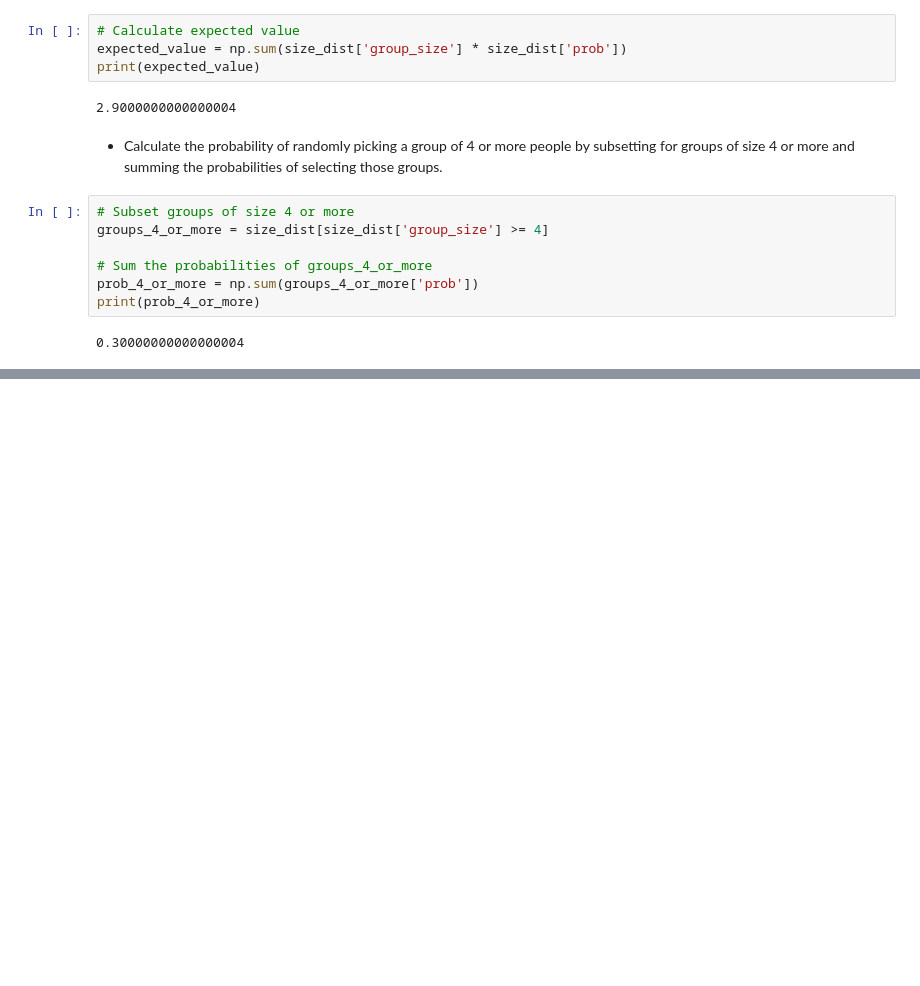
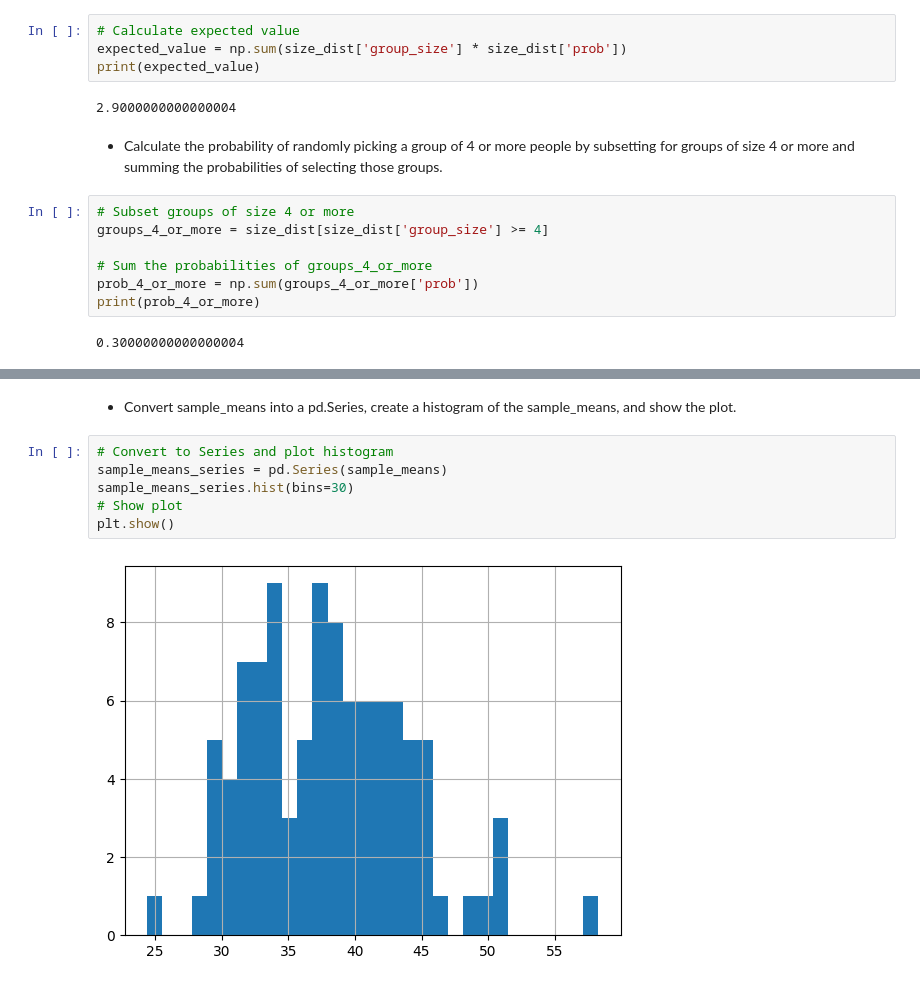
Before and after one commit to petsereypanha/python_data, a Jupyter notebook: introduction/Statistics.ipynb, the cells around one changed output, grey strips where cells are left out. Saved outputs shown, nothing was run; the diff lists cells and outputs as text; blank space fills up the shorter version.

```diff
--- a/introduction/Statistics.ipynb
+++ b/introduction/Statistics.ipynb
@@ -670,0 +718,10 @@ print(prob_4_or_more)
+# %% [markdown]
+- Convert sample_means into a pd.Series, create a histogram of the sample_means, and show the plot.
+# %%
+# Convert to Series and plot histogram
+sample_means_series = pd.Series(sample_means)
+sample_means_series.hist(bins=30)
+# Show plot
+plt.show()
+# %% [output]
+[figure, added]
```
Also changed, not shown: parts of 24 cells of this notebook, 2 other files.
